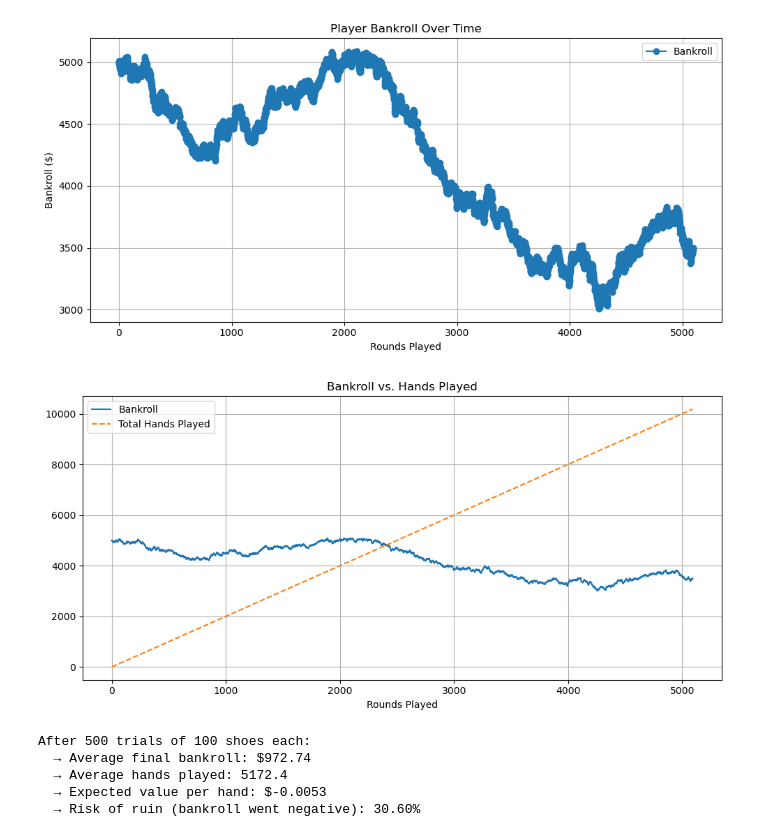
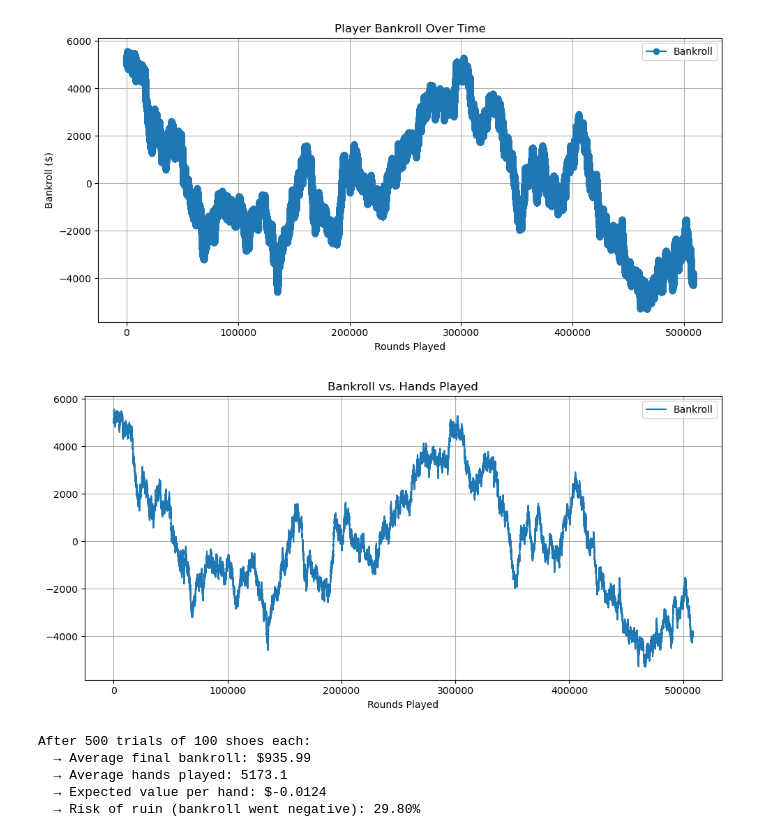
Before and after one commit to ianfreeman519/pet_projects, a Jupyter notebook: BlackjackSim.ipynb, the cells around one changed output. Drawn from its saved outputs; the diff is of its cells as text; code cells hidden in the pictures.

```diff
--- a/BlackjackSim.ipynb
+++ b/BlackjackSim.ipynb
@@ -15,7 +15,7 @@ def simulate_many_shoes(table, num_shoes=200):
         table (Table): Initialized Table instance.
         num_shoes (int): Number of full shoes to simulate.
     """
-    for _ in range(num_shoes):
+    for _ in trange(num_shoes):
         table.play_shoe()
         for player in table.plist:
             player.bankroll_history.append(player.bankroll)
@@ -90,7 +90,7 @@ for player in table.plist:
     player.hands_played = 0
 # %%
 # table.play_shoe()
-simulate_many_shoes(table, num_shoes=100)
+simulate_many_shoes(table, num_shoes=10000)
 # %%
 player = table.plist[0]  # or loop over all players if needed
 
@@ -104,29 +104,29 @@ plt.legend()
 plt.tight_layout()
 plt.show()
 # %% [output]
-[figure, old version]
+[figure, new version]
 # %%
 plt.figure(figsize=(10, 5))
 plt.plot(range(len(player.bankroll_history)), player.bankroll_history, label='Bankroll')
-plt.plot(
-    range(len(player.bankroll_history)),
-    np.cumsum([len(player.hands) for _ in player.bankroll_history]),  # rough hands tracker
-    label='Total Hands Played',
-    linestyle='--'
-)
+# plt.plot(
+#     range(len(player.bankroll_history)),
+#     np.cumsum([len(player.hands) for _ in player.bankroll_history]),  # rough hands tracker
+#     label='Total Hands Played',
+#     linestyle='--'
+# )
 plt.xlabel("Rounds Played")
 plt.title("Bankroll vs. Hands Played")
 plt.legend()
 plt.grid(True)
 plt.tight_layout()
 plt.show()
 # %% [output]
-[figure, old version]
+[figure, new version]
 # %%
 analyze_blackjack_strategy(table_factory, num_shoes=100, num_trials=500)
 # %% [output]
 After 500 trials of 100 shoes each:
-  → Average final bankroll: $972.74
-  → Average hands played: 5172.4
-  → Expected value per hand: $-0.0053
-  → Risk of ruin (bankroll went negative): 30.60%
+  → Average final bankroll: $935.99
+  → Average hands played: 5173.1
+  → Expected value per hand: $-0.0124
+  → Risk of ruin (bankroll went negative): 29.80%
```
Also changed, not shown: 5 other files.
